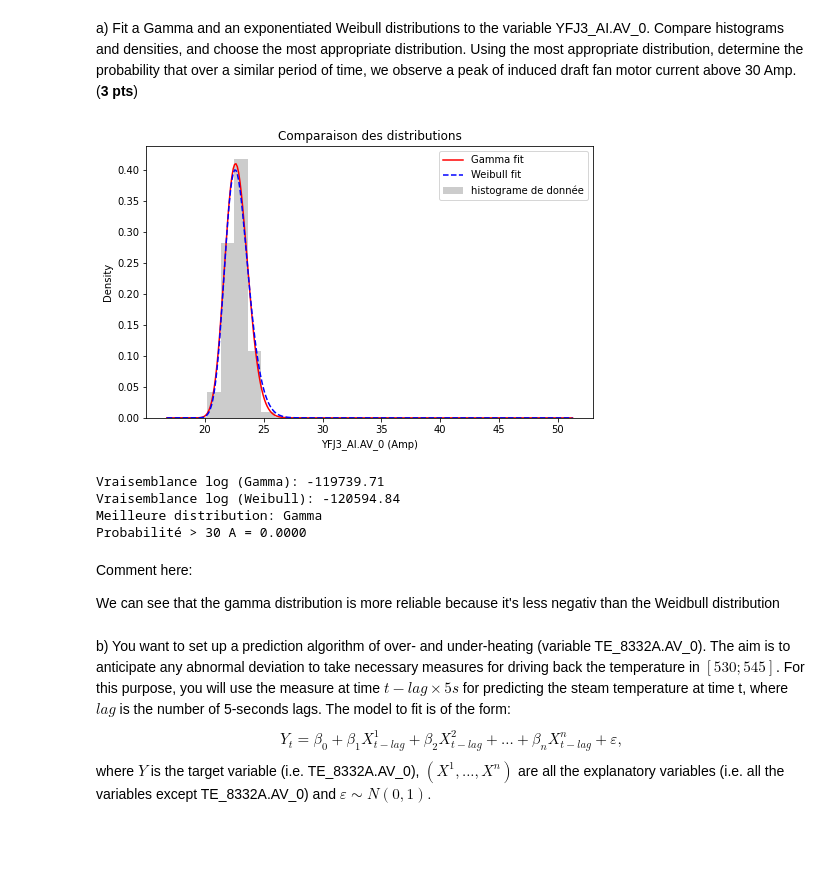
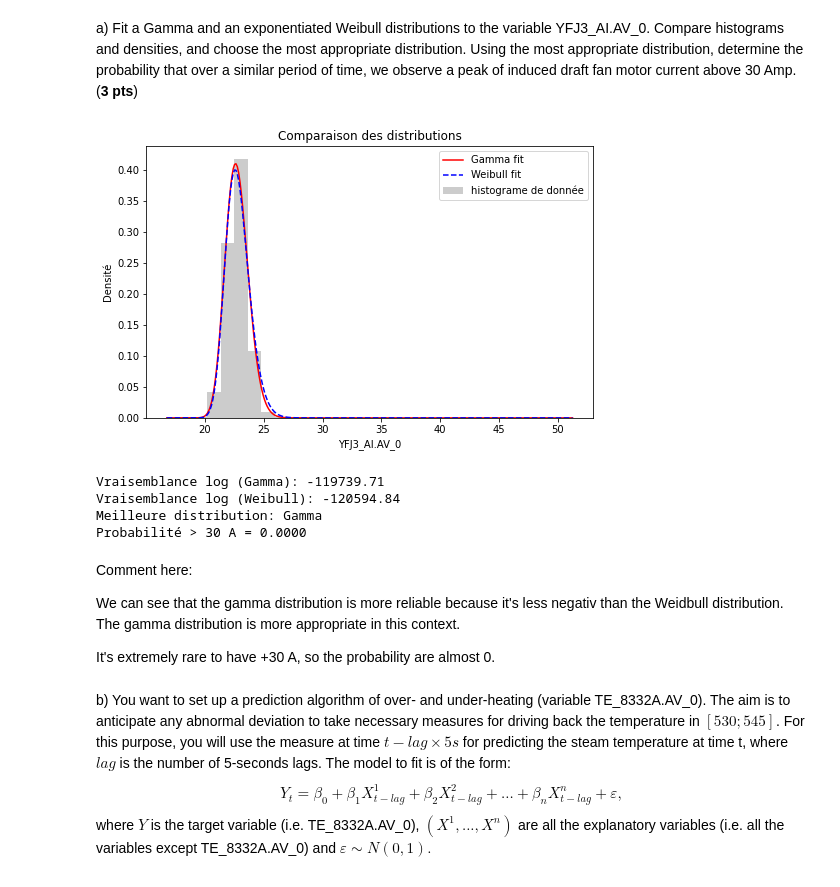
Before and after one commit to arthurbackes/hackathon1, a Jupyter notebook: Hackathon_1.ipynb, the cells around one changed output. Cells and saved outputs as stored; diff of their text form; code cells hidden in the pictures; blank space fills up the shorter version.

Commit message:
correctoin point 1

```diff
--- a/Hackathon_1.ipynb
+++ b/Hackathon_1.ipynb
@@ -344,45 +352,46 @@ data = df["YFJ3_AI.AV_0#"].dropna()
 params_gamma = gamma.fit(data)
 params_exponweib = exponweib.fit(data, floc=0)
 
+# Faire une comparaison visuelle avec le graphique
 x = np.linspace(data.min(), data.max(), 300) #300 points entre la valeur min et max des données, sert à tracer les courbes.
-pdf_gamma = gamma.pdf(x, *params_gamma)
-pdf_exponweib = exponweib.pdf(x, *params_exponweib)
+pdf_gamma = gamma.pdf(x, *params_gamma) # calcul la densité de proba pour chaque point x (Gamma)
+pdf_exponweib = exponweib.pdf(x, *params_exponweib) # même chose pour weidbull
 
 plt.figure(figsize=(8,5))
 plt.hist(data, bins=30, density=True, alpha=0.4, color='gray', label='histograme de donnée')
 plt.plot(x, pdf_gamma, 'r-', label='Gamma fit')
 plt.plot(x, pdf_exponweib, 'b--', label='Weibull fit')
 plt.legend()
-plt.xlabel("YFJ3_AI.AV_0 (Amp)")
-plt.ylabel("Density")
+plt.xlabel("YFJ3_AI.AV_0")
+plt.ylabel("Densité")
 plt.title("Comparaison des distributions")
 plt.show()
 
 logL_gamma = np.sum(gamma.logpdf(data, *params_gamma))
 logL_exponweib = np.sum(exponweib.logpdf(data, *params_exponweib))
 
 print(f"Vraisemblance log (Gamma): {logL_gamma:.2f}")
 print(f"Vraisemblance log (Weibull): {logL_exponweib:.2f}")
 
 
 if logL_gamma > logL_exponweib:
     best_dist = "Gamma"
     params_best = params_gamma
 else:
-    best_dist = "Exponentiated Weibull"
+    best_dist = "Weibull"
     params_best = params_exponweib
 
 print(f"Meilleure distribution: {best_dist}")
 
-threshold = 30
+seuil = 30
 if best_dist == "Gamma":
-    prob_over_30 = 1 - gamma.cdf(threshold, *params_best)
+    prob_over_30 = 1 - gamma.cdf(seuil, *params_best)
 else:
-    prob_over_30 = 1 - exponweib.cdf(threshold, *params_best)
+    prob_over_30 = 1 - exponweib.cdf(seuil, *params_best)
 
 print(f"Probabilité > 30 A = {prob_over_30:.4f}")
 # %% [output]
-[figure, old version]
+[figure, new version]
 Vraisemblance log (Gamma): -119739.71
 Vraisemblance log (Weibull): -120594.84
 Meilleure distribution: Gamma
@@ -390,7 +399,10 @@ Probabilité > 30 A = 0.0000
 # %% [markdown]
 Comment here:
 
-We can see that the gamma distribution is more reliable because it's less negativ than the Weidbull distribution
+We can see that the gamma distribution is more reliable because it's less negativ than the Weidbull distribution.
+The gamma distribution is more appropriate in this context.
+
+It's extremely rare to have +30 A, so the probability are almost 0.
 # %% [markdown]
 b) You want to set up a prediction algorithm of over- and under-heating (variable TE_8332A.AV_0). The aim is to anticipate any abnormal deviation to take necessary measures for driving back the temperature in $[530 ; 545]$. For this purpose, you will use the measure at time $ t - lag \times 5s$ for predicting the steam temperature at time t, where $lag$ is the number of 5-seconds lags. The model to fit is of the form:
 $$Y_t = \beta_0 + \beta_1 X^1_{t-lag}+\beta_2 X^2_{t-lag}+...+\beta_n X^n_{t-lag}+\varepsilon,$$
```
Also changed, not shown: parts of 1 cell of this notebook.
